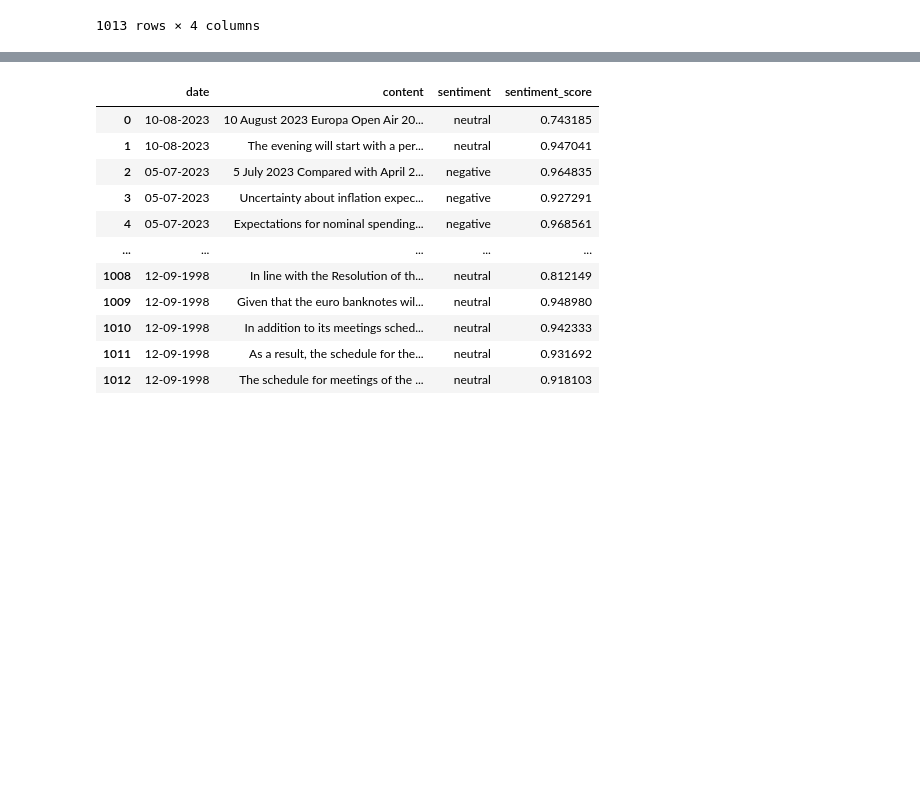
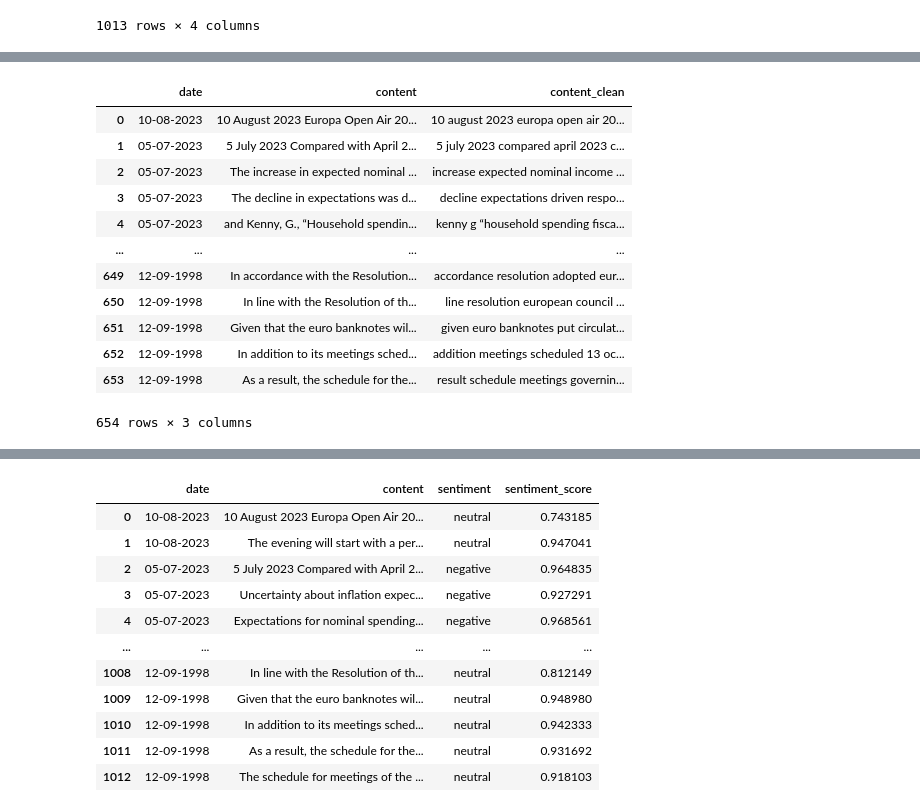
Before and after one commit to OzodbekOzodov/ecb-speeches, a Jupyter notebook: compact_notebook.ipynb, the cells around one changed output, grey strips where cells are left out. Drawn from its saved outputs; the diff is of its cells as text; code cells hidden in the pictures; blank space fills up the shorter version.

```diff
--- a/compact_notebook.ipynb
+++ b/compact_notebook.ipynb
@@ -310,5 +342,5 @@ from transformers import AutoTokenizer, AutoModelForSequenceClassification
 tokenizer = AutoTokenizer.from_pretrained("ProsusAI/finbert")
 model = AutoModelForSequenceClassification.from_pretrained("ProsusAI/finbert")
 
-sentiment = pipe(text)
+sentiment = pipe()
 sentiment
@@ -347,7 +381,7 @@ See the caveats in the documentation: https://pandas.pydata.org/pandas-docs/stab
 # %%
 # Starting with press releases
 import pandas as pd
-press_releases = pd.read_csv("src/data/ecb_releases_302.csv")
+press_releases = pd.read_csv("src/Data/ecb_releases_302.csv")
 # %%
 
 # Convert date column to datetime format
@@ -417,4 +467,5 @@ def split_paragraphs(df):
 # %%
 press_releases_long = split_paragraphs(press_releases)
+press_releases_long = clean_text(press_releases_long)
 press_releases_long
 # %% [output]
@@ -519,0 +575,17 @@ press_releases_long
+# %%
+press_releases_long['content_clean'] = press_releases_long['content'].apply(clean_text)
+press_releases_long
+# %% [output]
+|  | date | content | content_clean |
+| 0 | 10-08-2023 | 10 August 2023 Europa Open Air 20... | 10 august 2023 europa open air 20... |
+| 1 | 05-07-2023 | 5 July 2023 Compared with April 2... | 5 july 2023 compared april 2023 c... |
+| 2 | 05-07-2023 | The increase in expected nominal ... | increase expected nominal income ... |
+| 3 | 05-07-2023 | The decline in expectations was d... | decline expectations driven respo... |
+| 4 | 05-07-2023 | and Kenny, G., “Household spendin... | kenny g “household spending fisca... |
+| ... | ... | ... | ... |
+| 649 | 12-09-1998 | In accordance with the Resolution... | accordance resolution adopted eur... |
+| 650 | 12-09-1998 | In line with the Resolution of th... | line resolution european council ... |
+| 651 | 12-09-1998 | Given that the euro banknotes wil... | given euro banknotes put circulat... |
+| 652 | 12-09-1998 | In addition to its meetings sched... | addition meetings scheduled 13 oc... |
+| 653 | 12-09-1998 | As a result, the schedule for the... | result schedule meetings governin... |
+654 rows × 3 columns
```
Also changed, not shown: parts of 11 cells of this notebook, 2 other files.
